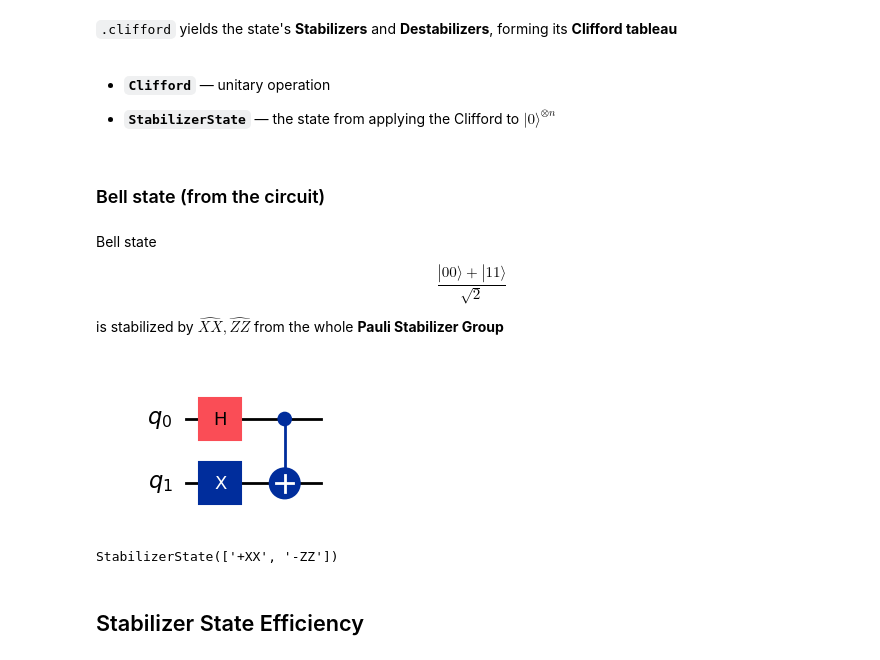
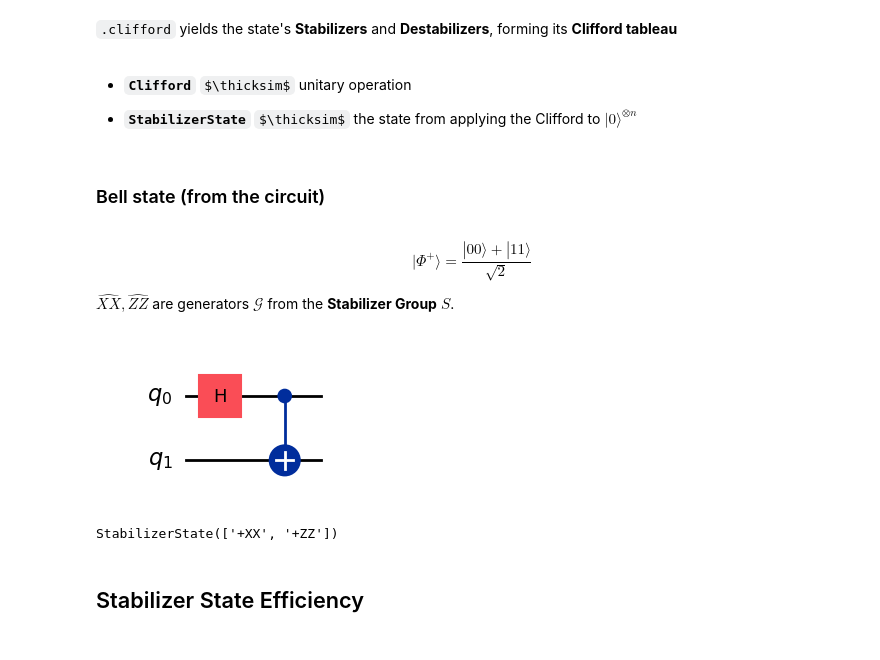
Before and after one commit to AKookani/BrickwallCliffordCircuit, a Jupyter notebook: Meeting_24_6_2026.ipynb, the cells around one changed output. Cells and saved outputs as stored; diff of their text form; code cells hidden in the pictures; some formulas as TeX source.

```diff
--- a/Meeting_24_6_2026.ipynb
+++ b/Meeting_24_6_2026.ipynb
@@ -89,34 +89,30 @@ Stabilizer   | Destabilizer
 # %% [markdown]
 `.clifford` yields the state's **Stabilizers** and **Destabilizers**, forming its **Clifford tableau**
 # %% [markdown]
-- **`Clifford`** — unitary operation
+- **`Clifford`** $\thicksim$ unitary operation
 
-- **`StabilizerState`** — the state from applying the Clifford to $|0\rangle^{\otimes n}$
+- **`StabilizerState`** $\thicksim$ the state from applying the Clifford to $|0\rangle^{\otimes n}$
 # %% [markdown]
 ### Bell state (from the circuit)
 # %% [markdown]
-Bell state
+$$|\Phi^+⟩=\frac{|00\rangle + |11\rangle}{\sqrt2}$$
 
 
-$$\frac{|00\rangle + |11\rangle}{\sqrt2}$$
-
-
-is stabilized by $\hat{XX}, \hat{ZZ}$ from the whole **Pauli Stabilizer Group**
+$\hat{XX}, \hat{ZZ}$ are generators $\mathcal{G}$ from the **Stabilizer Group** $S$.
 # %%
 from qiskit import QuantumCircuit
 from qiskit.quantum_info import StabilizerState
 
 qc = QuantumCircuit(2)
 qc.h(0)
-qc.x(1)
 qc.cx(0, 1)
 display(qc.draw('mpl'))
 
 state = StabilizerState(qc)
 print(state)
 # %% [output]
-[figure, old version]
+[figure, new version]
-StabilizerState(['+XX', '-ZZ'])
+StabilizerState(['+XX', '+ZZ'])
 # %% [markdown]
 ## Stabilizer State Efficiency
 # %% [markdown]
```
Also changed, not shown: parts of 3 cells of this notebook.
